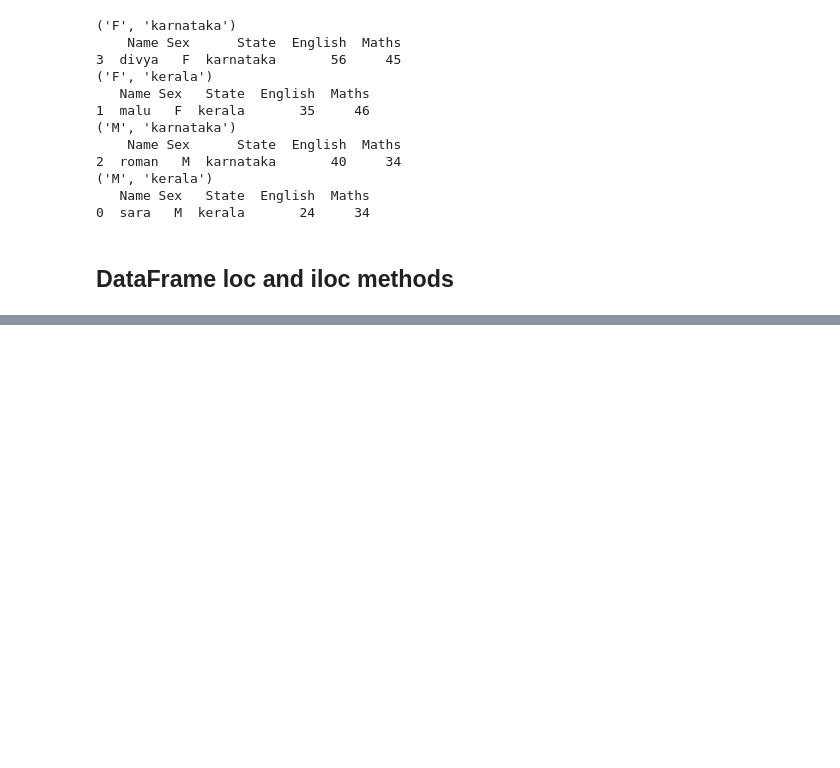
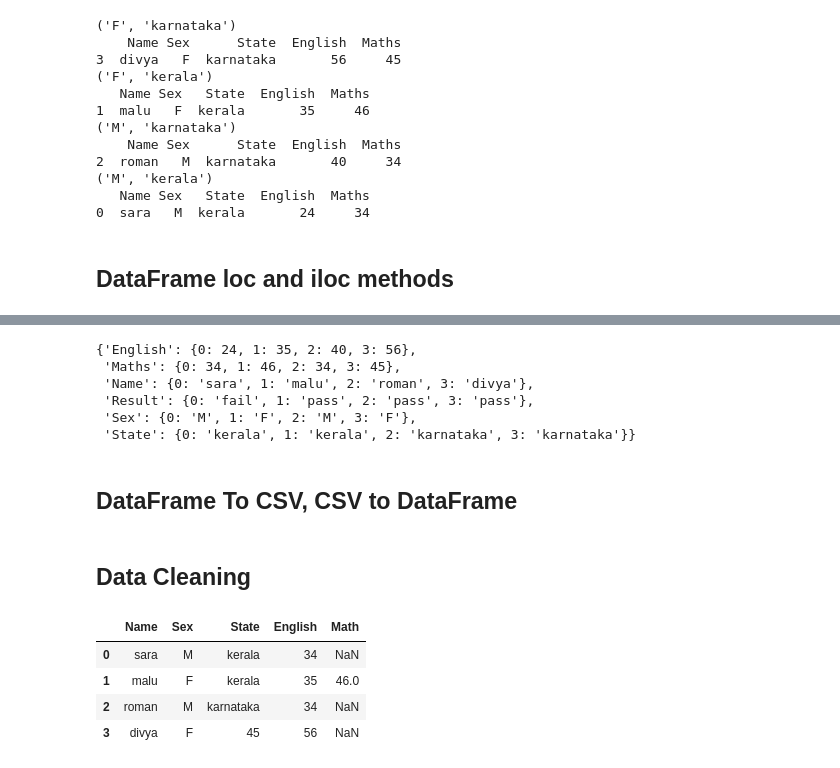
Before and after one commit to nachopodesta/pandas-for-data-analysis, a Jupyter notebook: Python_Pandas_Python_Library_For_Data_Analysis.ipynb, the cells around one changed output, grey strips where cells are left out. Drawn from its saved outputs; the diff is of its cells as text; code cells hidden in the pictures; blank space fills up the shorter version.

```diff
--- a/Python_Pandas_Python_Library_For_Data_Analysis.ipynb
+++ b/Python_Pandas_Python_Library_For_Data_Analysis.ipynb
@@ -303,0 +390,10 @@ for name,group in sex_state_group:
+# %%
+df_dict=df.to_dict()
+df_dict
+# %% [output]
+{'English': {0: 24, 1: 35, 2: 40, 3: 56},
+ 'Maths': {0: 34, 1: 46, 2: 34, 3: 45},
+ 'Name': {0: 'sara', 1: 'malu', 2: 'roman', 3: 'divya'},
+ 'Result': {0: 'fail', 1: 'pass', 2: 'pass', 3: 'pass'},
+ 'Sex': {0: 'M', 1: 'F', 2: 'M', 3: 'F'},
+ 'State': {0: 'kerala', 1: 'kerala', 2: 'karnataka', 3: 'karnataka'}}
@@ -303,0 +402,2 @@ for name,group in sex_state_group:
+# %% [markdown]
+## DataFrame To CSV, CSV to DataFrame
@@ -303,0 +408,18 @@ for name,group in sex_state_group:
+# %% [markdown]
+## Data Cleaning
+# %%
+data_list = [
+             ['sara','M','kerala',34],
+             ['malu','F','kerala',35,46],
+             ['roman','M','karnataka',34],
+             ['divya','F',45,56]
+]
+# %%
+df = pd.DataFrame(data_list,columns=['Name','Sex','State','English','Math'])
+df
+# %% [output]
+|  | Name | Sex | State | English | Math |
+| 0 | sara | M | kerala | 34 | NaN |
+| 1 | malu | F | kerala | 35 | 46.0 |
+| 2 | roman | M | karnataka | 34 | NaN |
+| 3 | divya | F | 45 | 56 | NaN |
```
Also changed, not shown: parts of 23 cells of this notebook.
